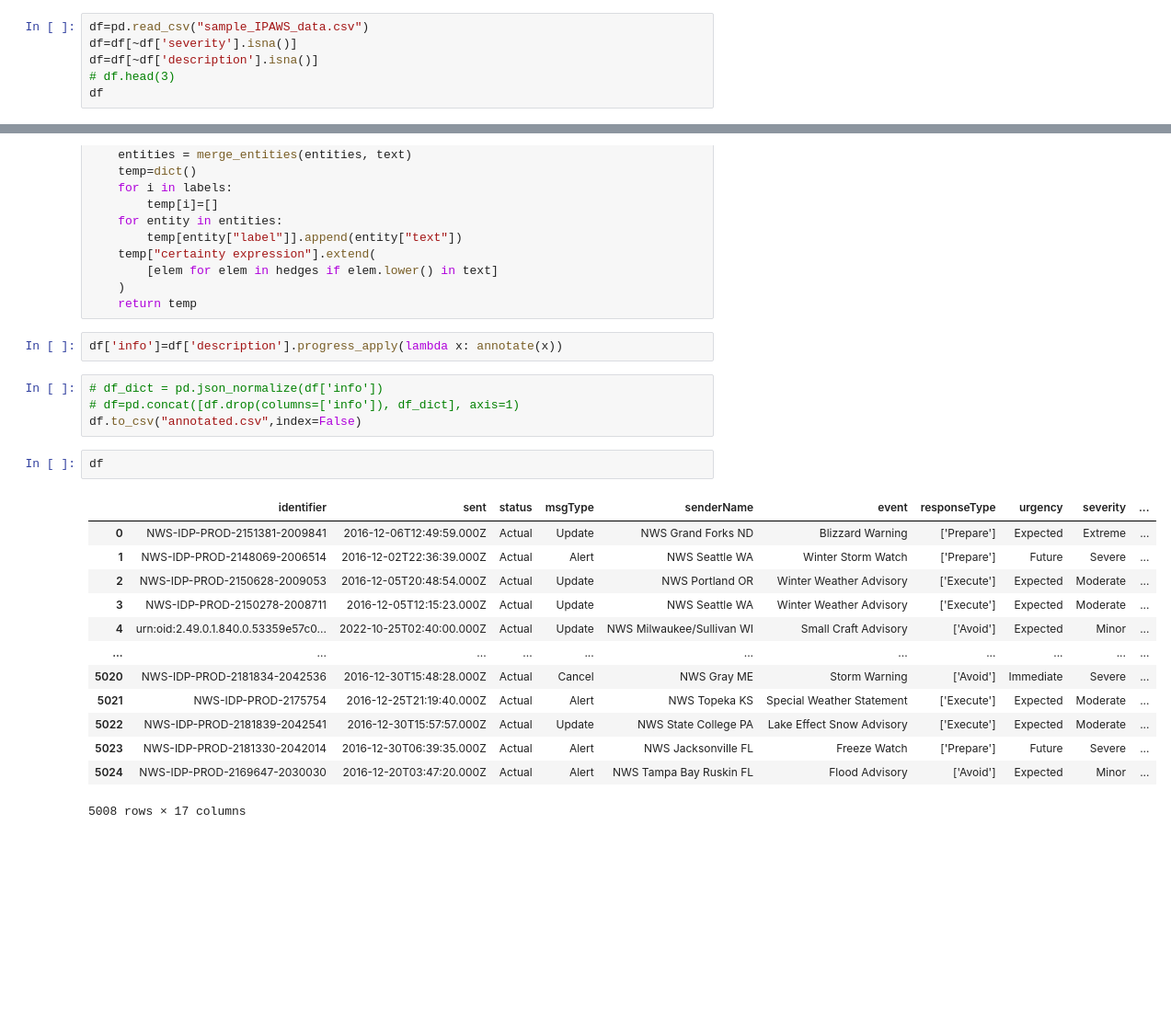
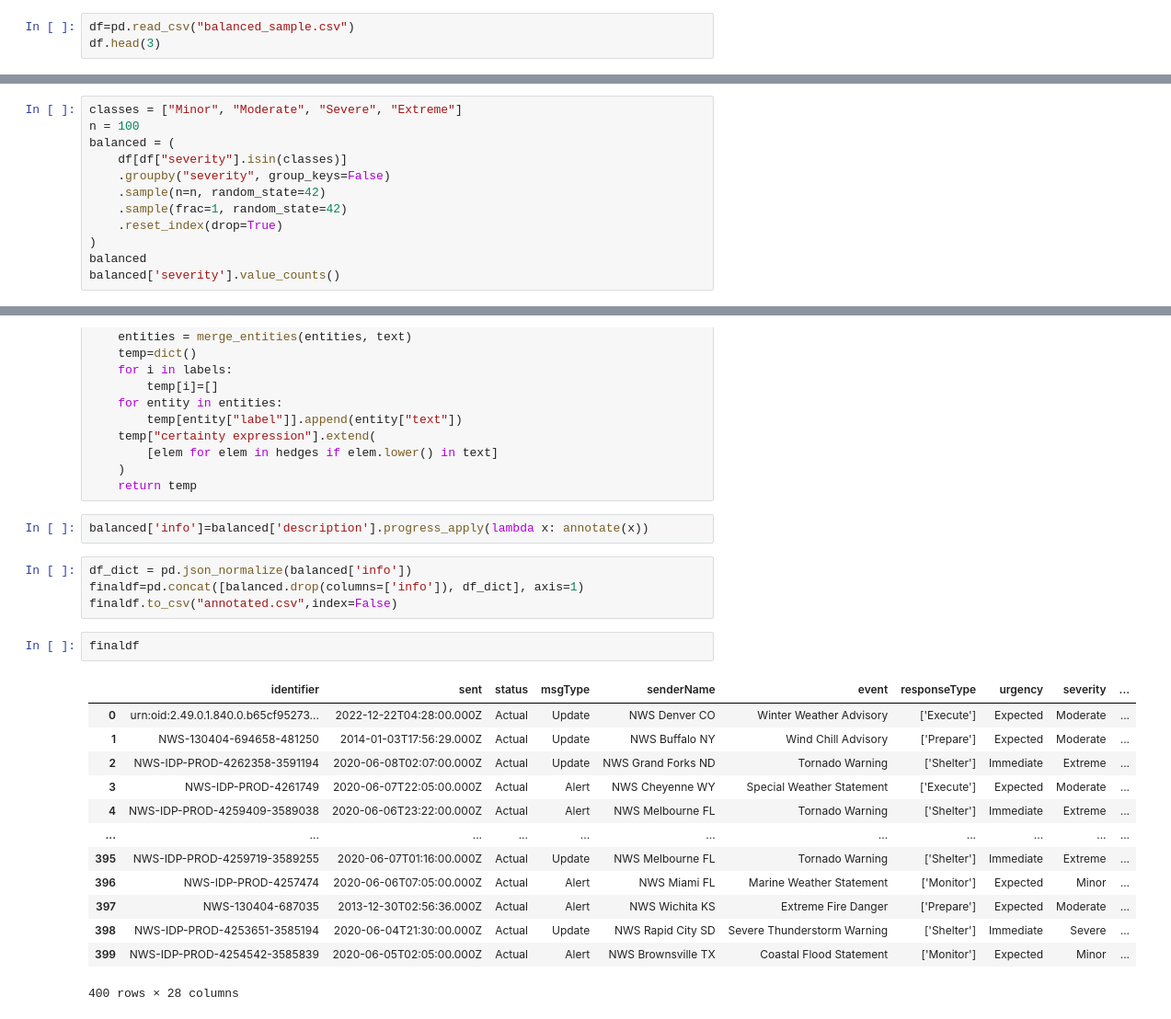
Before and after one commit to meenuravi18/hazardResponses, a Jupyter notebook: ablationStudy.ipynb, the cells around one changed output, grey strips where cells are left out. Shown at 92% size. Drawn from its saved outputs; the diff is of its cells as text; blank space fills up the shorter version.

```diff
--- a/ablationStudy.ipynb
+++ b/ablationStudy.ipynb
@@ -38,10 +38,7 @@ def merge_entities(entities, text):
 
 model = GLiNER.from_pretrained("urchade/gliner_large-v2.1").to("cuda")
 # %%
-df=pd.read_csv("sample_IPAWS_data.csv")
-df=df[~df['severity'].isna()]
-df=df[~df['description'].isna()]
-# df.head(3)
-df
+df=pd.read_csv("balanced_sample.csv")
+df.head(3)
 # %% [output]
 |  | identifier | sent | status | msgType | senderName | event | responseType | urgency | severity | ... |
@@ -134,0 +105,12 @@ hedges[0:1000]
+# %%
+classes = ["Minor", "Moderate", "Severe", "Extreme"]
+n = 100
+balanced = (
+    df[df["severity"].isin(classes)]
+    .groupby("severity", group_keys=False)
+    .sample(n=n, random_state=42)
+    .sample(frac=1, random_state=42)
+    .reset_index(drop=True)
+)
+balanced
+balanced['severity'].value_counts()
@@ -161,24 +150,24 @@ def annotate(text):
     )
     return temp
 # %%
-df['info']=df['description'].progress_apply(lambda x: annotate(x))
+balanced['info']=balanced['description'].progress_apply(lambda x: annotate(x))
 # %%
-# df_dict = pd.json_normalize(df['info'])
-# df=pd.concat([df.drop(columns=['info']), df_dict], axis=1)
-df.to_csv("annotated.csv",index=False)
+df_dict = pd.json_normalize(balanced['info'])
+finaldf=pd.concat([balanced.drop(columns=['info']), df_dict], axis=1)
+finaldf.to_csv("annotated.csv",index=False)
 # %%
-df
+finaldf
 # %% [output]
 |  | identifier | sent | status | msgType | senderName | event | responseType | urgency | severity | ... |
-| 0 | NWS-IDP-PROD-2151381-2009841 | 2016-12-06T12:49:59.000Z | Actual | Update | NWS Grand Forks ND | Blizzard Warning | ['Prepare'] | Expected | Extreme | ... |
-| 1 | NWS-IDP-PROD-2148069-2006514 | 2016-12-02T22:36:39.000Z | Actual | Alert | NWS Seattle WA | Winter Storm Watch | ['Prepare'] | Future | Severe | ... |
-| 2 | NWS-IDP-PROD-2150628-2009053 | 2016-12-05T20:48:54.000Z | Actual | Update | NWS Portland OR | Winter Weather Advisory | ['Execute'] | Expected | Moderate | ... |
-| 3 | NWS-IDP-PROD-2150278-2008711 | 2016-12-05T12:15:23.000Z | Actual | Update | NWS Seattle WA | Winter Weather Advisory | ['Execute'] | Expected | Moderate | ... |
-| 4 | urn:oid:2.49.0.1.840.0.53359e57c0... | 2022-10-25T02:40:00.000Z | Actual | Update | NWS Milwaukee/Sullivan WI | Small Craft Advisory | ['Avoid'] | Expected | Minor | ... |
+| 0 | urn:oid:2.49.0.1.840.0.b65cf95273... | 2022-12-22T04:28:00.000Z | Actual | Update | NWS Denver CO | Winter Weather Advisory | ['Execute'] | Expected | Moderate | ... |
+| 1 | NWS-130404-694658-481250 | 2014-01-03T17:56:29.000Z | Actual | Update | NWS Buffalo NY | Wind Chill Advisory | ['Prepare'] | Expected | Moderate | ... |
+| 2 | NWS-IDP-PROD-4262358-3591194 | 2020-06-08T02:07:00.000Z | Actual | Update | NWS Grand Forks ND | Tornado Warning | ['Shelter'] | Immediate | Extreme | ... |
+| 3 | NWS-IDP-PROD-4261749 | 2020-06-07T22:05:00.000Z | Actual | Alert | NWS Cheyenne WY | Special Weather Statement | ['Execute'] | Expected | Moderate | ... |
+| 4 | NWS-IDP-PROD-4259409-3589038 | 2020-06-06T23:22:00.000Z | Actual | Alert | NWS Melbourne FL | Tornado Warning | ['Shelter'] | Immediate | Extreme | ... |
 | ... | ... | ... | ... | ... | ... | ... | ... | ... | ... | ... |
-| 5020 | NWS-IDP-PROD-2181834-2042536 | 2016-12-30T15:48:28.000Z | Actual | Cancel | NWS Gray ME | Storm Warning | ['Avoid'] | Immediate | Severe | ... |
-| 5021 | NWS-IDP-PROD-2175754 | 2016-12-25T21:19:40.000Z | Actual | Alert | NWS Topeka KS | Special Weather Statement | ['Execute'] | Expected | Moderate | ... |
-| 5022 | NWS-IDP-PROD-2181839-2042541 | 2016-12-30T15:57:57.000Z | Actual | Update | NWS State College PA | Lake Effect Snow Advisory | ['Execute'] | Expected | Moderate | ... |
-| 5023 | NWS-IDP-PROD-2181330-2042014 | 2016-12-30T06:39:35.000Z | Actual | Alert | NWS Jacksonville FL | Freeze Watch | ['Prepare'] | Future | Severe | ... |
-| 5024 | NWS-IDP-PROD-2169647-2030030 | 2016-12-20T03:47:20.000Z | Actual | Alert | NWS Tampa Bay Ruskin FL | Flood Advisory | ['Avoid'] | Expected | Minor | ... |
+| 395 | NWS-IDP-PROD-4259719-3589255 | 2020-06-07T01:16:00.000Z | Actual | Update | NWS Melbourne FL | Tornado Warning | ['Shelter'] | Immediate | Extreme | ... |
+| 396 | NWS-IDP-PROD-4257474 | 2020-06-06T07:05:00.000Z | Actual | Alert | NWS Miami FL | Marine Weather Statement | ['Monitor'] | Expected | Minor | ... |
+| 397 | NWS-130404-687035 | 2013-12-30T02:56:36.000Z | Actual | Alert | NWS Wichita KS | Extreme Fire Danger | ['Prepare'] | Expected | Moderate | ... |
+| 398 | NWS-IDP-PROD-4253651-3585194 | 2020-06-04T21:30:00.000Z | Actual | Update | NWS Rapid City SD | Severe Thunderstorm Warning | ['Shelter'] | Immediate | Severe | ... |
+| 399 | NWS-IDP-PROD-4254542-3585839 | 2020-06-05T02:05:00.000Z | Actual | Alert | NWS Brownsville TX | Coastal Flood Statement | ['Monitor'] | Expected | Minor | ... |
-5008 rows × 17 columns
+400 rows × 28 columns
```
Also changed, not shown: parts of 4 cells of this notebook, 6 other files.
